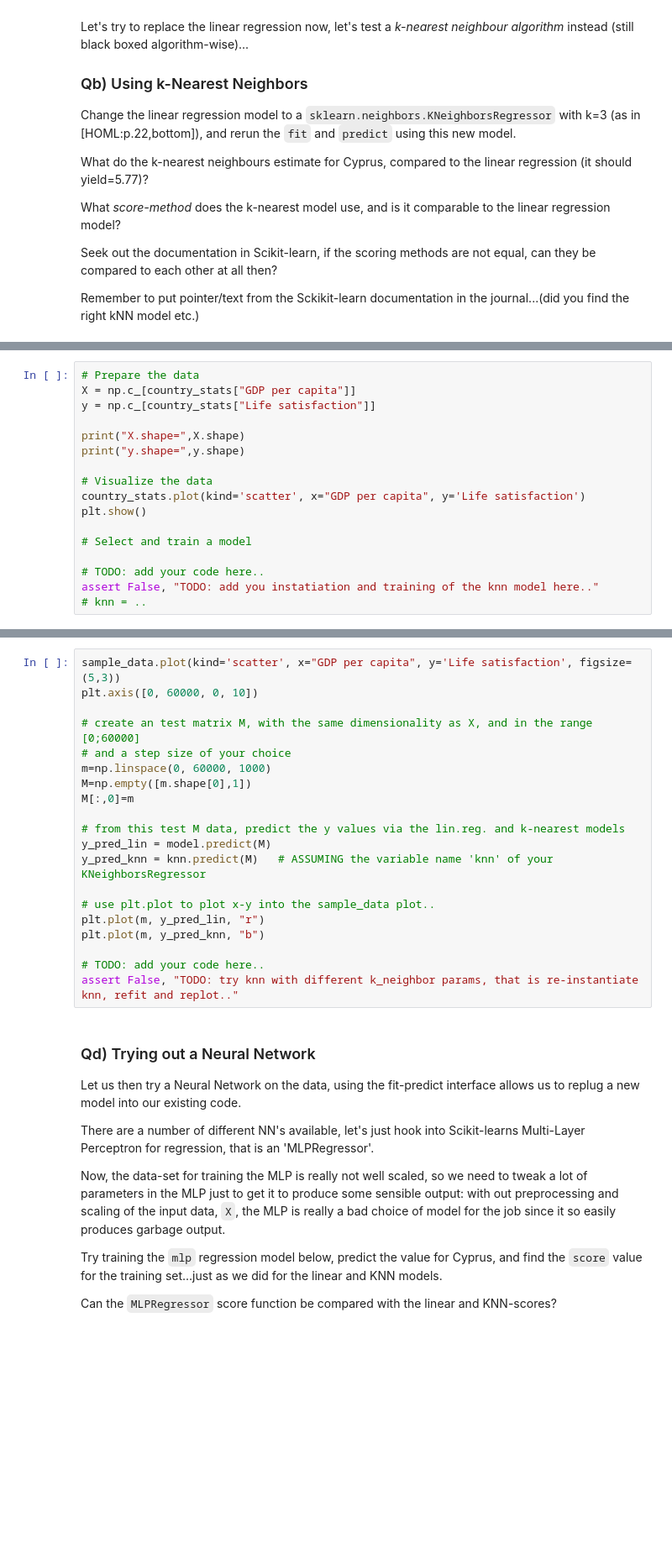
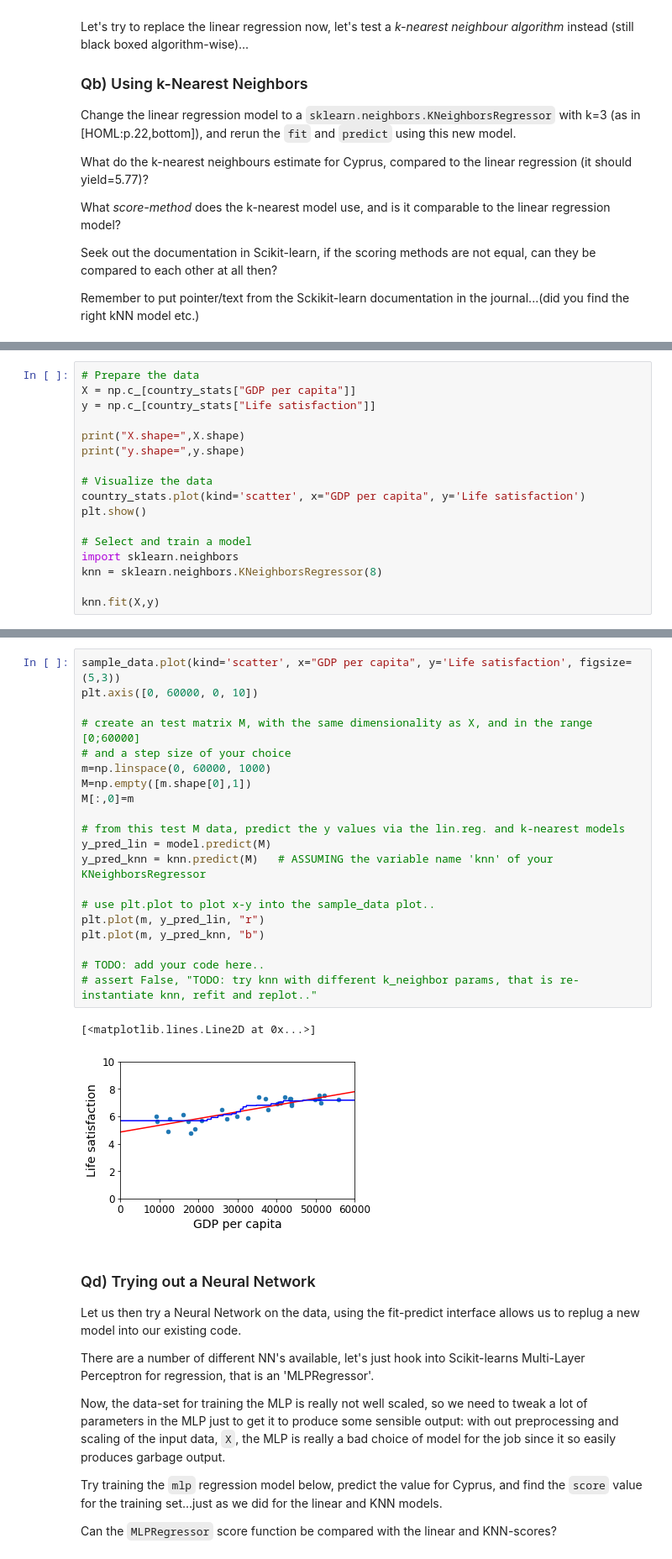
Before and after one commit to GustavNK/SW6, a Jupyter notebook: SWMAL/Lektion1/intro.ipynb, the cells around one changed output, grey strips where cells are left out. Shown at 84% size. Cells and saved outputs as stored; diff of their text form; blank space fills up the shorter version.

```diff
--- a/SWMAL/Lektion1/intro.ipynb
+++ b/SWMAL/Lektion1/intro.ipynb
@@ -338,7 +375,7 @@ country_stats.plot(kind='scatter', x="GDP per capita", y='Life satisfaction')
 plt.show()
 
 # Select and train a model
+import sklearn.neighbors
+knn = sklearn.neighbors.KNeighborsRegressor(8)
 
-# TODO: add your code here..
-assert False, "TODO: add you instatiation and training of the knn model here.."
-# knn = ..
+knn.fit(X,y)
@@ -361,23 +403,26 @@ Hint here is a similar plot of a KNN for a small set of different k's:
 # %%
 sample_data.plot(kind='scatter', x="GDP per capita", y='Life satisfaction', figsize=(5,3))
 plt.axis([0, 60000, 0, 10])
 
 # create an test matrix M, with the same dimensionality as X, and in the range [0;60000]
 # and a step size of your choice
 m=np.linspace(0, 60000, 1000)
 M=np.empty([m.shape[0],1])
 M[:,0]=m
 
 # from this test M data, predict the y values via the lin.reg. and k-nearest models
 y_pred_lin = model.predict(M)
 y_pred_knn = knn.predict(M)   # ASSUMING the variable name 'knn' of your KNeighborsRegressor
 
 # use plt.plot to plot x-y into the sample_data plot..
 plt.plot(m, y_pred_lin, "r")
 plt.plot(m, y_pred_knn, "b")
 
 # TODO: add your code here..
-assert False, "TODO: try knn with different k_neighbor params, that is re-instantiate knn, refit and replot.."
+# assert False, "TODO: try knn with different k_neighbor params, that is re-instantiate knn, refit and replot.."
+# %% [output]
+[<matplotlib.lines.Line2D at 0x...>]
+[figure, added]
 # %% [markdown]
 ### Qd) Trying out a Neural Network
 
```
Also changed, not shown: parts of 6 cells of this notebook.
